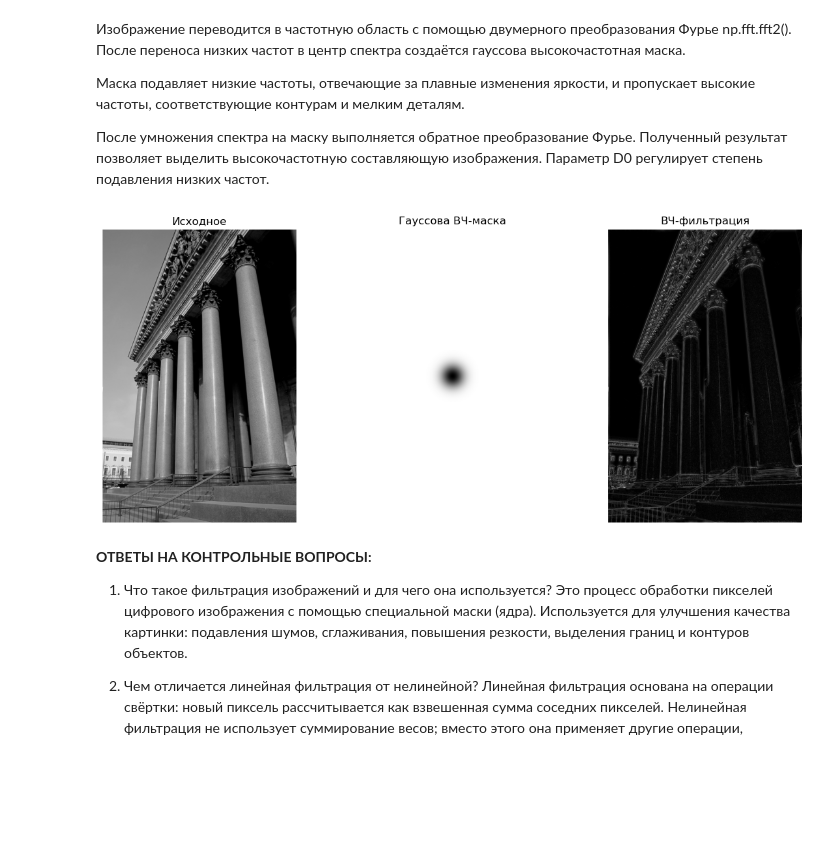
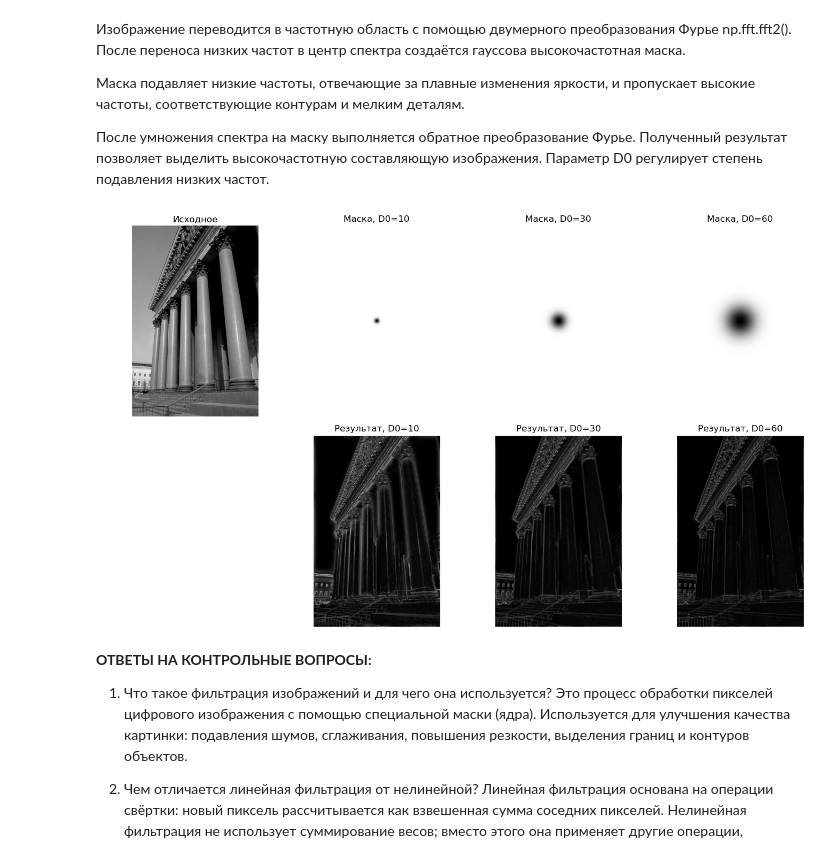
Before and after one commit to Travkova/CV_labs, a Jupyter notebook: Методы цифровой фильтрации изображений/lab4.ipynb, the cells around one changed output. Drawn from its saved outputs; the diff is of its cells as text; code cells hidden in the pictures; blank space fills up the shorter version.

```diff
--- a/Методы цифровой фильтрации изображений/lab4.ipynb
+++ b/Методы цифровой фильтрации изображений/lab4.ipynb
@@ -204,47 +219,50 @@ end = time.perf_counter()
 
 После умножения спектра на маску выполняется обратное преобразование Фурье. Полученный результат позволяет выделить высокочастотную составляющую изображения. Параметр D0 регулирует степень подавления низких частот.
 # %%
-
-f = np.fft.fft2(img)
-
-fshift = np.fft.fftshift(f)
+d0_values = [10, 30, 60]
 
 rows, cols = img.shape
 y, x = np.ogrid[:rows, :cols]
+D2 = (x - cols//2)**2 + (y - rows//2)**2
 
-D2 = (x - cols//2)**2 + (y - rows//2)**2
-D0 = 30
+f = np.fft.fft2(img)
+fshift = np.fft.fftshift(f)
 
-mask = 1 - np.exp(-D2 / (2 * D0**2))
-fshift_filtered = fshift * mask
+plt.figure(figsize=(14, 8))
 
-f_ishift = np.fft.ifftshift(fshift_filtered)
-img_back = np.fft.ifft2(f_ishift)
-
-img_back = np.real(img_back)
-result = cv2.normalize(np.abs(img_back),None, 0, 255, cv2.NORM_MINMAX).astype(np.uint8)
-
-plt.figure(figsize=(12, 5))
-
-plt.subplot(1, 3, 1)
+# Исходное изображение
+plt.subplot(2, 4, 1)
 plt.imshow(img, cmap='gray')
 plt.title('Исходное')
 plt.axis('off')
 
-plt.subplot(1, 3, 2)
-plt.imshow(mask, cmap='gray', vmin=0, vmax=1)
-plt.title('Гауссова ВЧ-маска')
+# Пустая ячейка для симметрии
+plt.subplot(2, 4, 5)
 plt.axis('off')
 
-plt.subplot(1, 3, 3)
-plt.imshow(result, cmap='gray')
-plt.title('ВЧ-фильтрация')
-plt.axis('off')
+for i, D0 in enumerate(d0_values):
+    mask = 1 - np.exp(-D2 / (2 * D0**2))
+    fshift_filtered = fshift * mask
+    f_ishift = np.fft.ifftshift(fshift_filtered)
+    img_back = np.fft.ifft2(f_ishift)
+    result = cv2.normalize(np.abs(img_back), None, 0, 255, cv2.NORM_MINMAX).astype(np.uint8)
+
+    # Маска
+    plt.subplot(2, 4, i + 2)
+    plt.imshow(mask, cmap='gray', vmin=0, vmax=1)
+    plt.title(f'Маска, D0={D0}')
+    plt.axis('off')
+
+    # Результат
+    plt.subplot(2, 4, i + 6)
+    plt.imshow(result, cmap='gray')
+    plt.title(f'Результат, D0={D0}')
+    plt.axis('off')
 
 plt.tight_layout()
 plt.show()
 # %% [output]
-[figure, old version]
+[figure, new version]
 # %% [markdown]
 **ОТВЕТЫ НА КОНТРОЛЬНЫЕ ВОПРОСЫ:**
 1. Что такое фильтрация изображений и для чего она используется? Это процесс обработки пикселей цифрового изображения с помощью специальной маски (ядра). Используется для улучшения качества картинки: подавления шумов, сглаживания, повышения резкости, выделения границ и контуров объектов.
```
Also changed, not shown: parts of 1 cell of this notebook.
